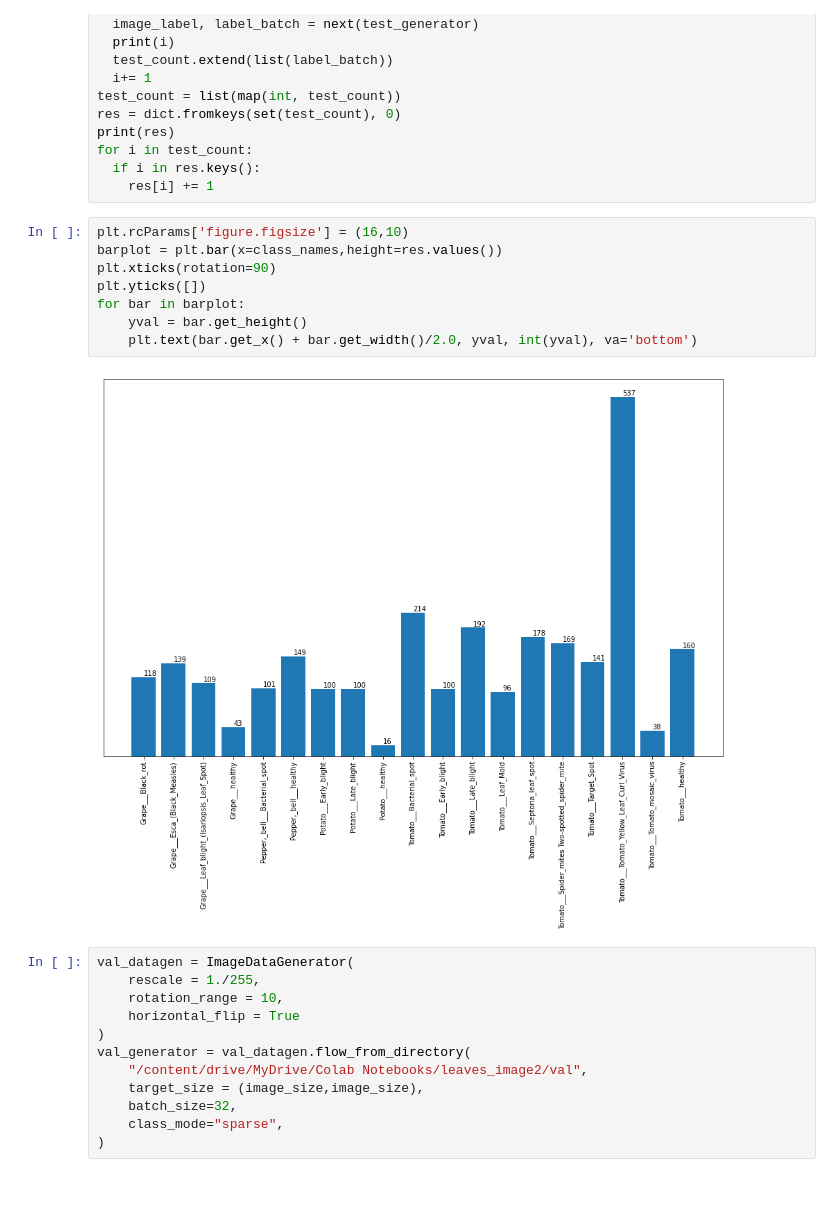
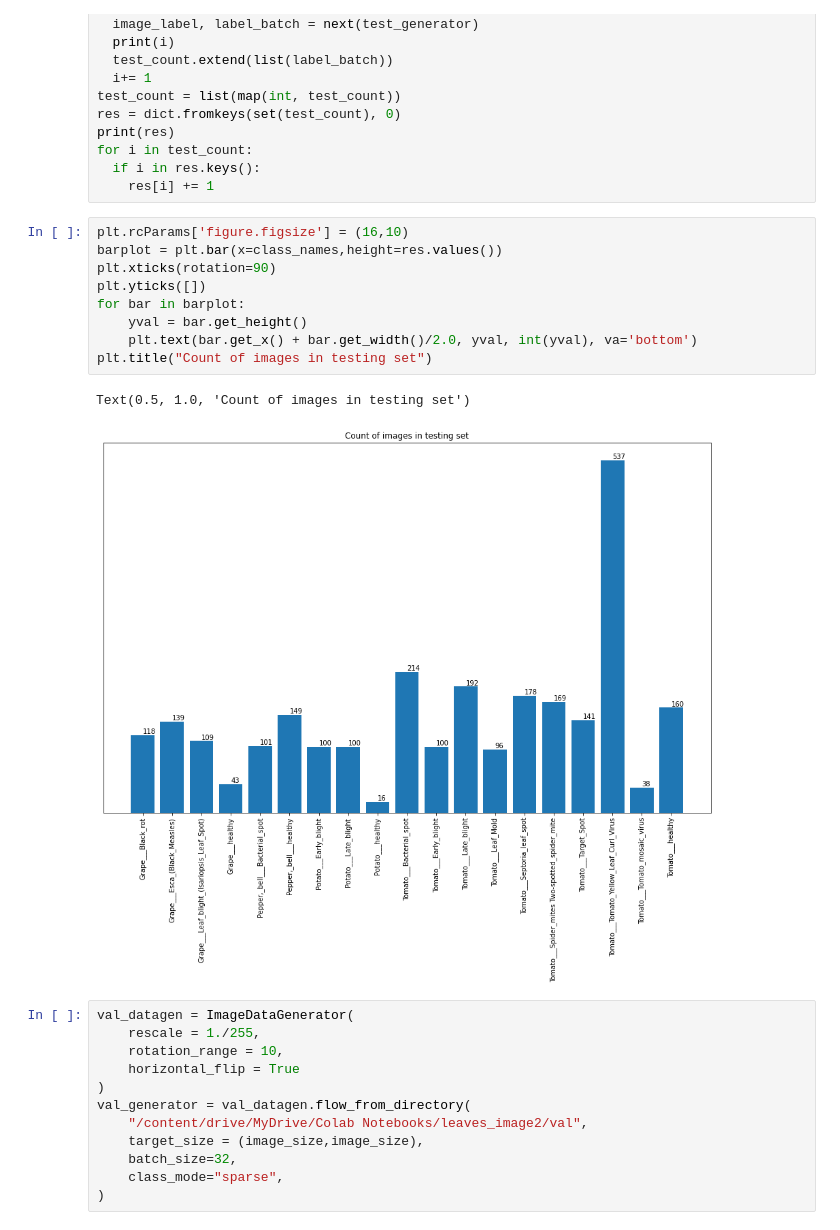
Before and after one commit to Vishwajeet111/Classification-of-Leaves-disease, a Jupyter notebook: Trial_v_1.ipynb, the cells around one changed output. Drawn from its saved outputs; the diff is of its cells as text; blank space fills up the shorter version.

```diff
--- a/Trial_v_1.ipynb
+++ b/Trial_v_1.ipynb
@@ -73,13 +73,15 @@ for i in test_count:
 # %%
 plt.rcParams['figure.figsize'] = (16,10)
 barplot = plt.bar(x=class_names,height=res.values())
 plt.xticks(rotation=90)
 plt.yticks([])
 for bar in barplot:
     yval = bar.get_height()
     plt.text(bar.get_x() + bar.get_width()/2.0, yval, int(yval), va='bottom')
+plt.title("Count of images in testing set")
 # %% [output]
+Text(0.5, 1.0, 'Count of images in testing set')
-[figure, old version]
+[figure, new version]
 # %%
 val_datagen = ImageDataGenerator(
     rescale = 1./255,
```
Also changed, not shown: parts of 1 cell of this notebook.
